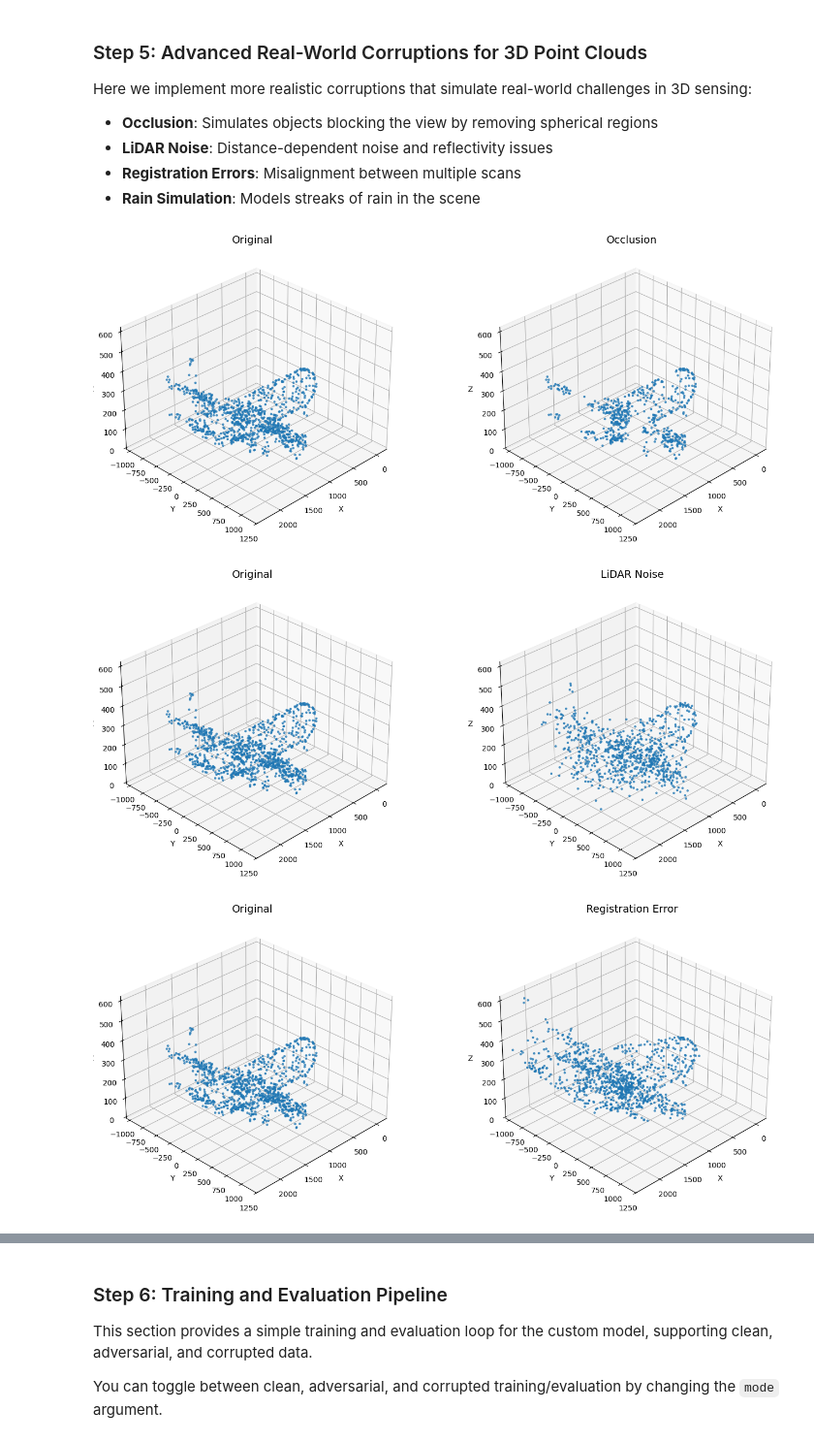
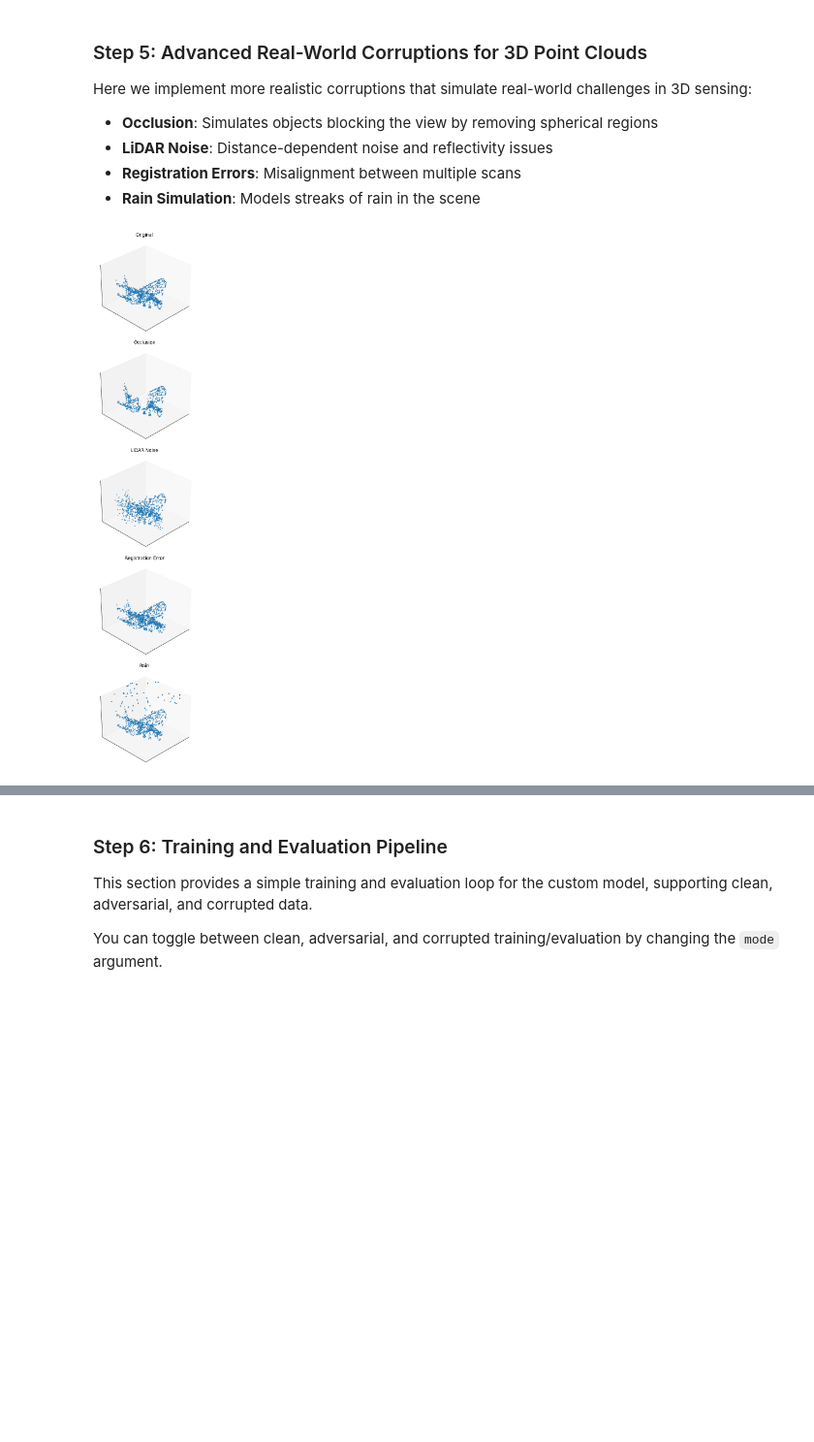
Before and after one commit to saifaldin14/3DResearch, a Jupyter notebook: newproject.ipynb, the cells around one changed output, grey strips where cells are left out. Shown at 97% size. Drawn from its saved outputs; the diff is of its cells as text; code cells hidden in the pictures; blank space fills up the shorter version.

```diff
--- a/newproject.ipynb
+++ b/newproject.ipynb
@@ -529,23 +468,33 @@ def visualize_corruption(points, corrupted_points, title):
 # %%
-# Get a batch of point clouds for visualization
+def visualize_all_corruptions(points):
+    """Visualize original and all corruptions stacked vertically."""
+    corruptions = [
+        ("Original", points),
+        ("Occlusion", add_occlusion(points, num_spheres=10, occlusion_radius=200)),
+        ("LiDAR Noise", add_lidar_noise(points, distance_noise=0.03, reflectivity_drop=0.2)),
+        ("Registration Error", add_registration_error(points, rotation_error=0.5, translation_error=0.4)),
+        ("Rain", add_rain(points, rain_density=0.05, rain_length=0.2)),
+    ]
+    n = len(corruptions)
+    fig = plt.figure(figsize=(6, 4*n))
+    for i, (title, pts) in enumerate(corruptions):
+        ax = fig.add_subplot(n, 1, i+1, projection='3d')
+        mask = ~torch.all(pts[0] == 0, dim=1)
+        if mask.sum() > 0:
+            ax.scatter(pts[0, mask, 0].cpu(), pts[0, mask, 1].cpu(), pts[0, mask, 2].cpu(), s=3, alpha=0.7)
+        ax.set_title(title, fontsize=12)
+        ax.set_xticks([])
+        ax.set_yticks([])
+        ax.set_zticks([])
+        ax.set_xlim([points[0,:,0].min().item(), points[0,:,0].max().item()])
+        ax.set_ylim([points[0,:,1].min().item(), points[0,:,1].max().item()])
+        ax.set_zlim([points[0,:,2].min().item(), points[0,:,2].max().item()])
+        ax.view_init(elev=30, azim=45)
+    plt.tight_layout()
+    plt.show()
+
+# Example usage:
 points, _ = next(iter(small_test_loader))
-
-# Visualize occlusion with more dramatic settings
-occluded_points = add_occlusion(points, num_spheres=10, occlusion_radius=200)
-visualize_corruption(points, occluded_points, 'Occlusion')
-
-# Visualize LiDAR noise
-lidar_points = add_lidar_noise(points, distance_noise=0.03, reflectivity_drop=0.2)
-visualize_corruption(points, lidar_points, 'LiDAR Noise')
-
-# Visualize registration errors
-misaligned_points = add_registration_error(points, rotation_error=0.5, translation_error=0.4)
-visualize_corruption(points, misaligned_points, 'Registration Error')
-
-# Visualize rain
-rainy_points = add_rain(points, rain_density=0.05, rain_length=0.2)
-visualize_corruption(points, rainy_points, 'Rain')
+visualize_all_corruptions(points)
 # %% [output]
-[figure, old version]
+[figure, new version]
-[figure, removed]
-[figure, removed]
```
Also changed, not shown: parts of 5 cells of this notebook.
